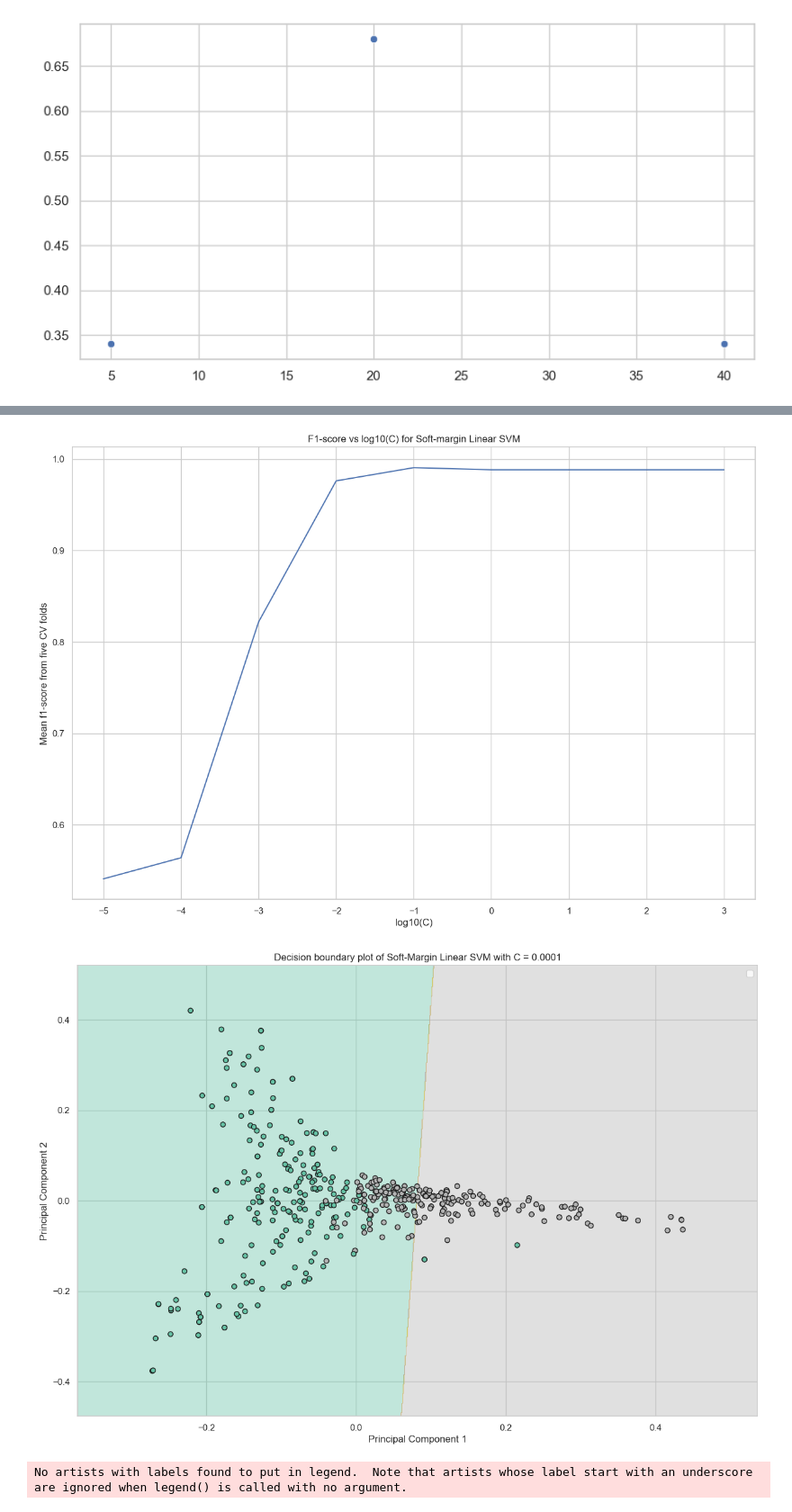
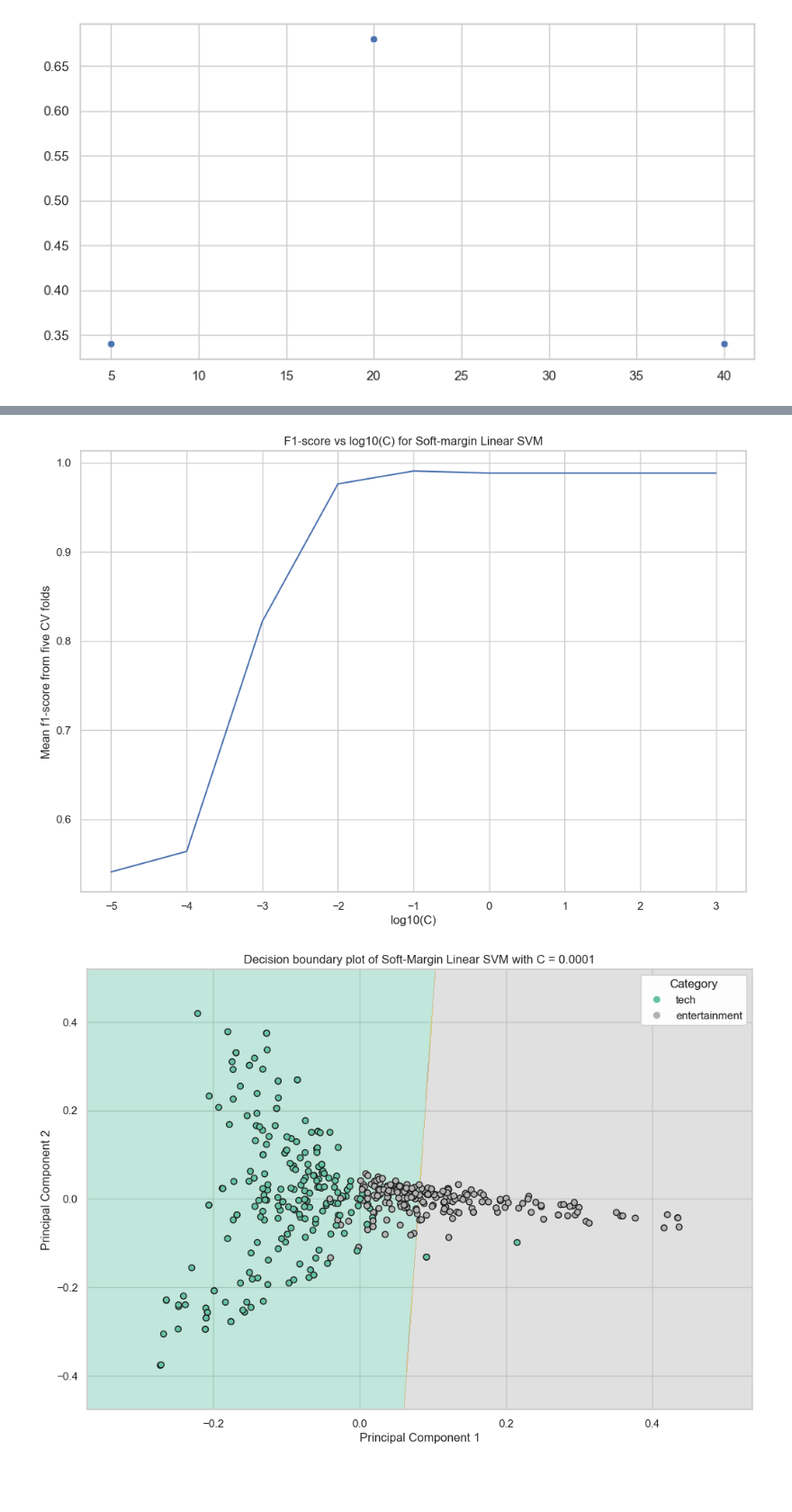
Before and after one commit to mattalajas/Assignment-3-Group-11, a Jupyter notebook: Model_Classification.ipynb, the cells around one changed output, grey strips where cells are left out. Shown at 90% size. Drawn from its saved outputs; the diff is of its cells as text; code cells hidden in the pictures; blank space fills up the shorter version.

```diff
--- a/Model_Classification.ipynb
+++ b/Model_Classification.ipynb
@@ -196,11 +196,11 @@ pca_X_test = pd.DataFrame(vector, index=prep_X_test.index, columns=["x1", "x2"])
 
 
 
-gvals = [10 **(-8), 10 ** (-4), 0.1, 1, 10, 1000]
+gvals = [10 **(-8), 10 ** (-4), 10 ** (-2), 0.1, 1, 10, 100, 1000]
 
 
 for g in gvals:
-    rbf_svc = svm.SVC(kernel='rbf', C=10000000, gamma=g)
+    rbf_svc = svm.SVC(kernel='rbf', C=1000000000, gamma=g)
 
     rbf_svc.fit(pca_X_train,Y_train)
 
@@ -210,17 +210,21 @@ for g in gvals:
 
     # Print PCA decision boundaries.
     _, ax = plt.subplots()
-    plt.rcParams['figure.figsize'] = (15, 10)
-    plt.rcParams.update({'font.size': 17})
+    plt.rcParams['figure.figsize'] = (12, 8)
 
     disp = DecisionBoundaryDisplay.from_estimator(rbf_svc, pca_X_train, response_method="predict", ax=ax,
                                                   alpha=0.4, cmap="Set2", grid_resolution=1000, eps=0.1,
                                                   xlabel="Principal Component 1", ylabel="Principal Component 2")
 
-    disp.ax_.scatter(pca_X_train["x1"], pca_X_train["x2"], c=Y_train, edgecolor="k", cmap="Set2")
-    plt.legend(loc="upper right")
+    labels = ["tech","entertainment"]
+    scatterpath = ax.scatter(pca_X_train["x1"], pca_X_train["x2"], c=Y_train, edgecolor="k", cmap="Set2")
+    leg = ax.legend(scatterpath.legend_elements()[0], labels, loc="upper right", title="Category")
+    ax.add_artist(leg)
 
-    disp.ax_.set_title("Decision boundary plot for Hard-margin RBF kernel SVM with gamma = %0.2g" %(g))
+    if g < 1:
+        disp.ax_.set_title("Decision boundary plot of Hard-margin RBF kernel SVM with C = %0.1g" % (g))
+    else:
+        disp.ax_.set_title("Decision boundary plot of Hard-margin RBF kernel SVM with C = %i" % (g))
 
     plt.show()
 # %% [output]
@@ -270,7 +277,8 @@ vector = pca_transformer.transform(prep_X_test)
 pca_X_test = pd.DataFrame(vector, index=prep_X_test.index, columns=["x1", "x2"])
 
 
-cvals = [10 ** (-4), 10 ** (-3), 10 ** (-1), 10 ** 4]
+cvals = [10**(-4), 10**(-3), 10**(-1), 10**2, 10**4]
+
 
 
 for c in cvals:
@@ -285,16 +293,17 @@ for c in cvals:
 
     # Print PCA decision boundaries.
     _, ax = plt.subplots()
-    plt.rcParams.update({'font.size': 17})
-    plt.rcParams['figure.figsize'] = (15, 10)
+    plt.rcParams['figure.figsize'] = (12, 8)
 
     disp = DecisionBoundaryDisplay.from_estimator(lin_svc, pca_X_train, response_method="predict", ax=ax,
                                                   alpha=0.4, cmap="Set2", grid_resolution=1000, eps=0.1,
                                                   xlabel="Principal Component 1", ylabel="Principal Component 2")
 
 
-    disp.ax_.scatter(pca_X_train["x1"], pca_X_train["x2"], c=Y_train, edgecolor="k", cmap="Set2")
-    plt.legend(loc="upper right")
+    labels = ["tech","entertainment"]
+    scatterpath = ax.scatter(pca_X_train["x1"], pca_X_train["x2"], c=Y_train, edgecolor="k", cmap="Set2")
+    leg = ax.legend(scatterpath.legend_elements()[0], labels, loc="upper right", title="Category")
+    ax.add_artist(leg)
 
     if c < 1:
         disp.ax_.set_title("Decision boundary plot of Soft-Margin Linear SVM with C = %0.1g" % (c))
@@ -307,3 +315,2 @@ No artists with labels found to put in legend.  Note that artists whose label st
-[figure, old version]
+[figure, new version]
-[figure, old version]
+[figure, new version]
-No artists with labels found to put in legend.  Note that artists whose label start with an underscore are ignored when legend() is called with no argument.
```
Also changed, not shown: parts of 13 cells of this notebook.
